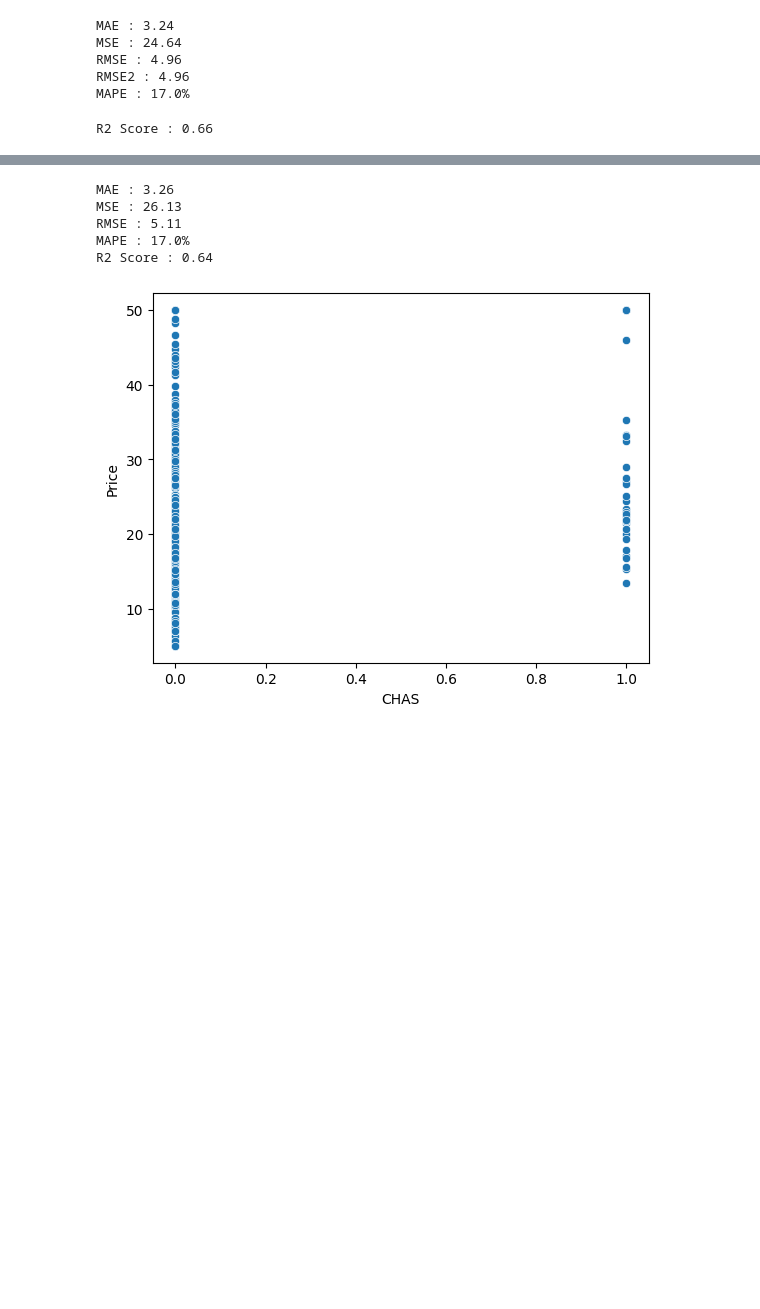
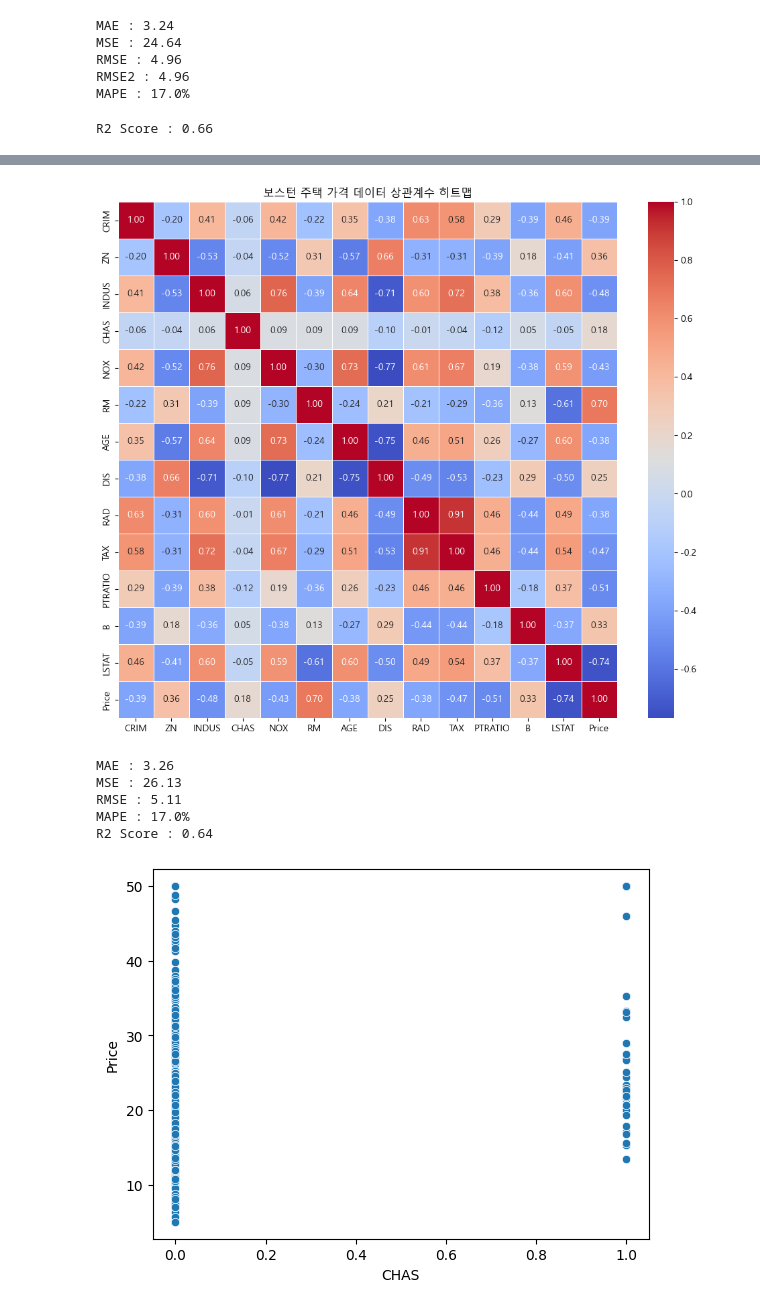
Before and after one commit to Jaeho5735/STUDY, a Jupyter notebook: 20260508/01_회귀분석.ipynb, the cells around one changed output, grey strips where cells are left out. Saved outputs shown, nothing was run; the diff lists cells and outputs as text; code cells hidden in the pictures; blank space fills up the shorter version.

```diff
--- a/20260508/01_회귀분석.ipynb
+++ b/20260508/01_회귀분석.ipynb
@@ -266,6 +266,24 @@ boston.corr().sort_values('Price')
 | ZN | -0.200469 | 1.000000 | -0.533828 | -0.042697 | -0.516604 | 0.311991 | -0.569537 | 0.664408 | -0.311948 | -0.314563 | -0.391679 | ... |
 | RM | -0.219247 | 0.311991 | -0.391676 | 0.091251 | -0.302188 | 1.000000 | -0.240265 | 0.205246 | -0.209847 | -0.292048 | -0.355501 | ... |
 | Price | -0.388305 | 0.360445 | -0.483725 | 0.175260 | -0.427321 | 0.695360 | -0.376955 | 0.249929 | -0.381626 | -0.468536 | -0.507787 | ... |
+# %%
+import seaborn as sns
+plt.rcParams['font.family'] = 'Malgun Gothic'
+plt.rcParams['axes.unicode_minus'] = False
+
+corr_matrix = boston.corr()
+
+plt.figure(figsize = (12, 10))
+sns.heatmap(corr_matrix,
+            annot = True,
+            fmt = ".2f",
+            cmap =  "coolwarm",
+            linewidths = 0.5,
+            cbar = True)
+plt.title('보스턴 주택 가격 데이터 상관계수 히트맵')
+plt.show()
+# %% [output]
+[figure, added]
 # %%
 # CHAS, DIS, B 3개의 컬럼을 제외하고 선형 회귀 모델을 구동하여 평가 지표를 확인(R2score)
 
```
Also changed, not shown: 4 other files.
